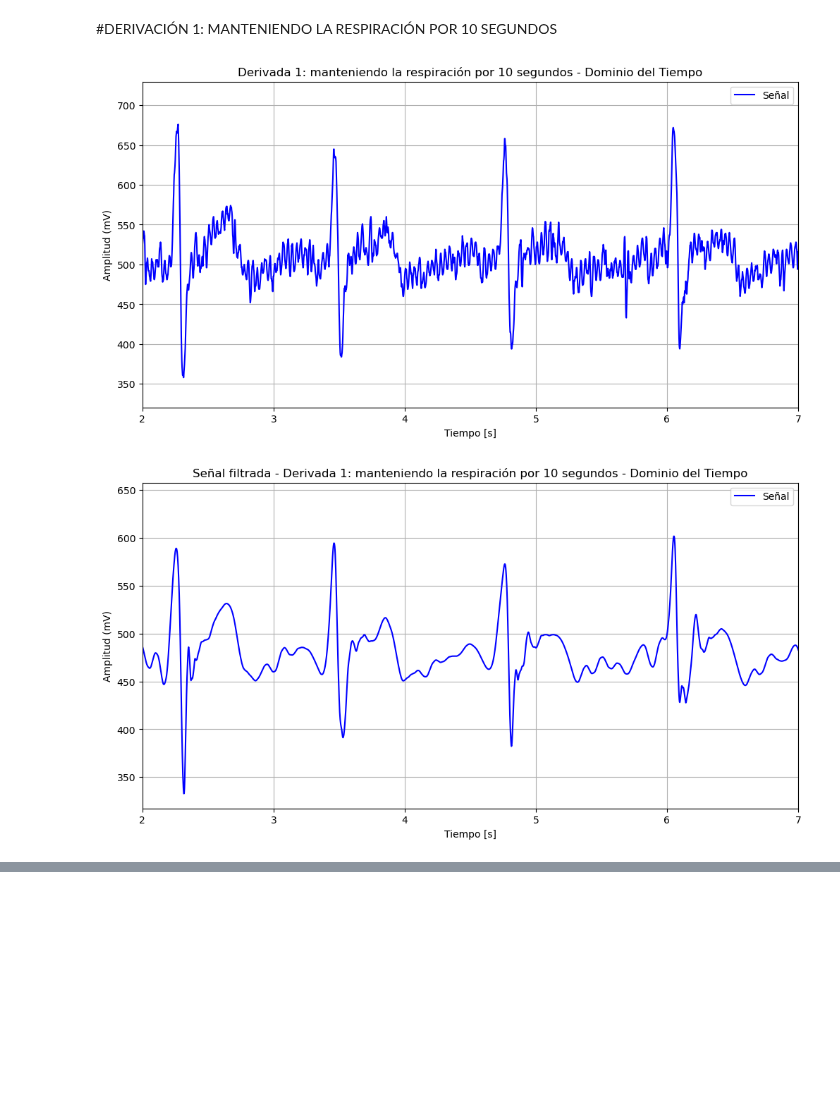
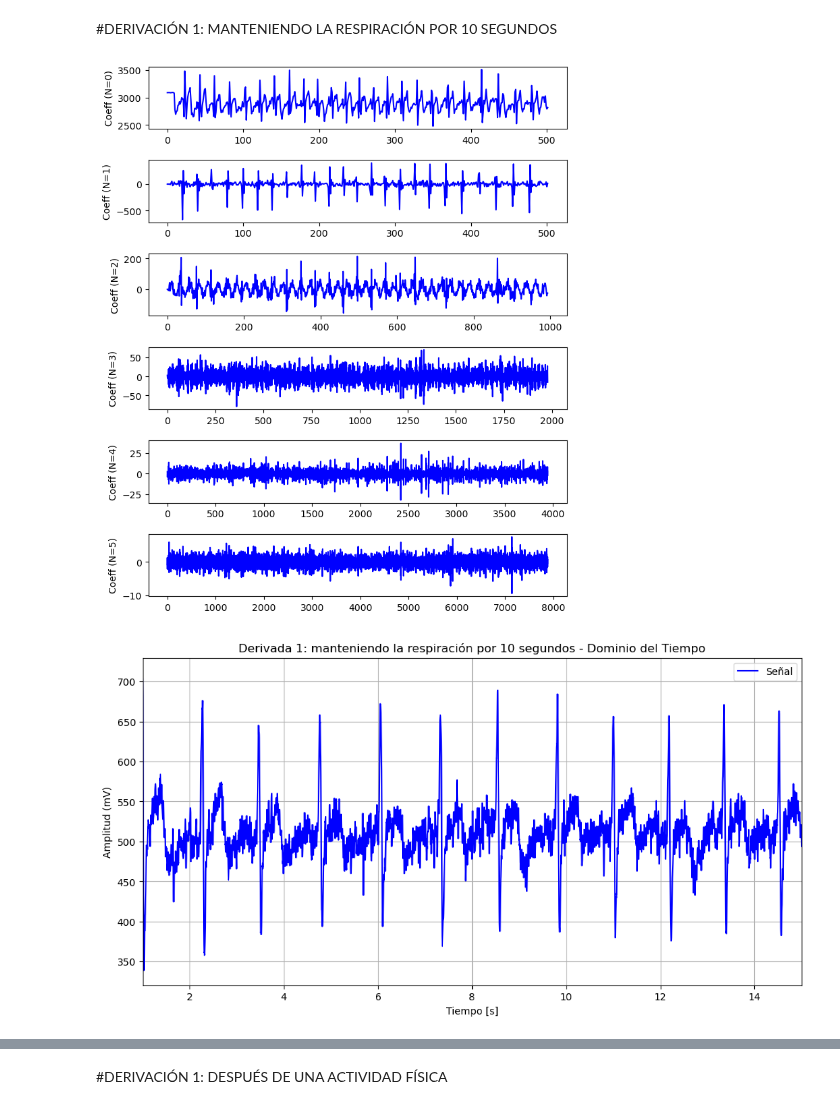
Before and after one commit to DianaCortezL/ISB-Grupo-5, a Jupyter notebook: ISB/Laboratorios/Lab08 - Transformada de Wavelet/ECG/ECG_wavelet.ipynb, the cells around one changed output, grey strips where cells are left out. Cells and saved outputs as stored; diff of their text form; code cells hidden in the pictures; blank space fills up the shorter version.

```diff
--- a/ISB/Laboratorios/Lab08 - Transformada de Wavelet/ECG/ECG_wavelet.ipynb
+++ b/ISB/Laboratorios/Lab08 - Transformada de Wavelet/ECG/ECG_wavelet.ipynb
@@ -24,12 +24,9 @@ def plot_time_domain(signal, title, fs):
     plt.title(f'{title} - Dominio del Tiempo')
     plt.xlabel('Tiempo [s]')
     plt.ylabel('Amplitud (mV)')
-    plt.xlim(2, 7)  # Ajustar los límites de tiempo para mostrar un segmento relevante
+    plt.xlim(1, 15)  # Ajustar los límites de tiempo para mostrar un segmento relevante
     plt.ylim()
     plt.grid(True)
 
     plt.legend()
     plt.show()
-
-# Ploteo de la señal en el dominio del tiempo
-plot_time_domain(reposoD1, 'Derivada 1 en reposo', fs)
@@ -40,6 +35,15 @@ plot_time_domain(reposoD1, 'Derivada 1 en reposo', fs)
 wavelet = 'db6'  # Cambiado a db6 según lo sugerido en el trabajo de grado
 level = 5
 coeffs = pywt.wavedec(reposoD1, wavelet, level=level)
+
+# Visualizar todos los niveles de la wavelet
+plt.figure(figsize=(8, 12))
+for i, coeff in enumerate(coeffs):
+    plt.subplot(len(coeffs) + 1, 1, i + 1)
+    plt.plot(coeff,color='b')
+    plt.ylabel(f'Coeff (N={i})')
+
+plt.subplots_adjust(hspace=0.5)
 
 # Calcular el nivel de ruido y el nivel de la señal sobre la magnitud absoluta de la señal
 noise_level = np.std(reposoD1)  # Estimación del nivel de ruido
@@ -63,7 +67,7 @@ def plot_time_domain(signal, title, fs):
     plt.title(f'{title} - Dominio del Tiempo')
     plt.xlabel('Tiempo [s]')
     plt.ylabel('Amplitud (mV)')
-    plt.xlim(2, 7)  # Ajustar los límites de tiempo para mostrar un segmento relevante
+    plt.xlim(1, 15)  # Ajustar los límites de tiempo para mostrar un segmento relevante
     plt.ylim()
     plt.grid(True)
 
@@ -71,5 +75,8 @@ def plot_time_domain(signal, title, fs):
     plt.show()
 
 # Ploteo de la señal en el dominio del tiempo
+plot_time_domain(reposoD1, 'Derivada 1 en reposo', fs)
+
+# Ploteo de la señal en el dominio del tiempo
 plot_time_domain(filtered_signal, 'Derivada 1 en reposo filtrada', fs)
 # %% [output]
@@ -95,53 +104,61 @@ def plot_time_domain(signal, title, fs):
     plt.title(f'{title} - Dominio del Tiempo')
     plt.xlabel('Tiempo [s]')
     plt.ylabel('Amplitud (mV)')
-    plt.xlim(2, 7)  # Ajustar los límites de tiempo para mostrar un segmento relevante
+    plt.xlim(1, 15)  # Ajustar los límites de tiempo para mostrar un segmento relevante
     plt.ylim()
     plt.grid(True)
 
     plt.legend()
     plt.show()
-
-# Ploteo de la señal en el dominio del tiempo
-plot_time_domain(RespD1, 'Derivada 1: manteniendo la respiración por 10 segundos', fs)
-# %% [output]
-[figure, removed]
 # %%
 # Aplicar la transformada wavelet
 wavelet = 'db6'  # Cambiado a db6 según lo sugerido en el trabajo de grado
 level = 5
 coeffs = pywt.wavedec(RespD1, wavelet, level=level)
+
+# Visualizar todos los niveles de la wavelet
+plt.figure(figsize=(8, 12))
+for i, coeff in enumerate(coeffs):
+    plt.subplot(len(coeffs) + 1, 1, i + 1)
+    plt.plot(coeff,color='b')
+    plt.ylabel(f'Coeff (N={i})')
+
+plt.subplots_adjust(hspace=0.5)
 
 # Calcular el nivel de ruido y el nivel de la señal sobre la magnitud absoluta de la señal
 noise_level = np.std(RespD1)  # Estimación del nivel de ruido
 n_samples = len(RespD1)  # Estimación del nivel de la señal
 
 # Manejo de excepciones para evitar RuntimeWarning si la señal no tiene variabilidad
 threshold = noise_level * np.sqrt(2 * np.log(n_samples))
 
 # Filtrar los coeficientes con el umbral calculado
 filtered_coeffs = [pywt.threshold(coeff, threshold, mode='soft') for coeff in coeffs]
 
 # Reconstruir la señal filtrada
 filtered_signal = pywt.waverec(filtered_coeffs, wavelet)
 
 # Ajustar la longitud de la señal filtrada al vector de tiempo
 filtered_signal = filtered_signal[:len(t)]
 
 def plot_time_domain(signal, title, fs):
     plt.figure(figsize=(12, 6))
     plt.plot(t,signal, label='Señal', color='b')
     plt.title(f'{title} - Dominio del Tiempo')
     plt.xlabel('Tiempo [s]')
     plt.ylabel('Amplitud (mV)')
-    plt.xlim(2, 7)  # Ajustar los límites de tiempo para mostrar un segmento relevante
+    plt.xlim(1, 15)  # Ajustar los límites de tiempo para mostrar un segmento relevante
     plt.ylim()
     plt.grid(True)
 
     plt.legend()
     plt.show()
 
 # Ploteo de la señal en el dominio del tiempo
+plot_time_domain(RespD1, 'Derivada 1: manteniendo la respiración por 10 segundos', fs)
+
+# Ploteo de la señal en el dominio del tiempo
 plot_time_domain(filtered_signal, 'Señal filtrada - Derivada 1: manteniendo la respiración por 10 segundos', fs)
 # %% [output]
-[figure, old version]
+[figure, new version]
+[figure, added]
@@ -147,0 +166,2 @@ plot_time_domain(filtered_signal, 'Señal filtrada - Derivada 1: manteniendo la
+# %% [markdown]
+#DERIVACIÓN 1: DESPUÉS DE UNA ACTIVIDAD FÍSICA
```
Also changed, not shown: parts of 3 cells of this notebook.
